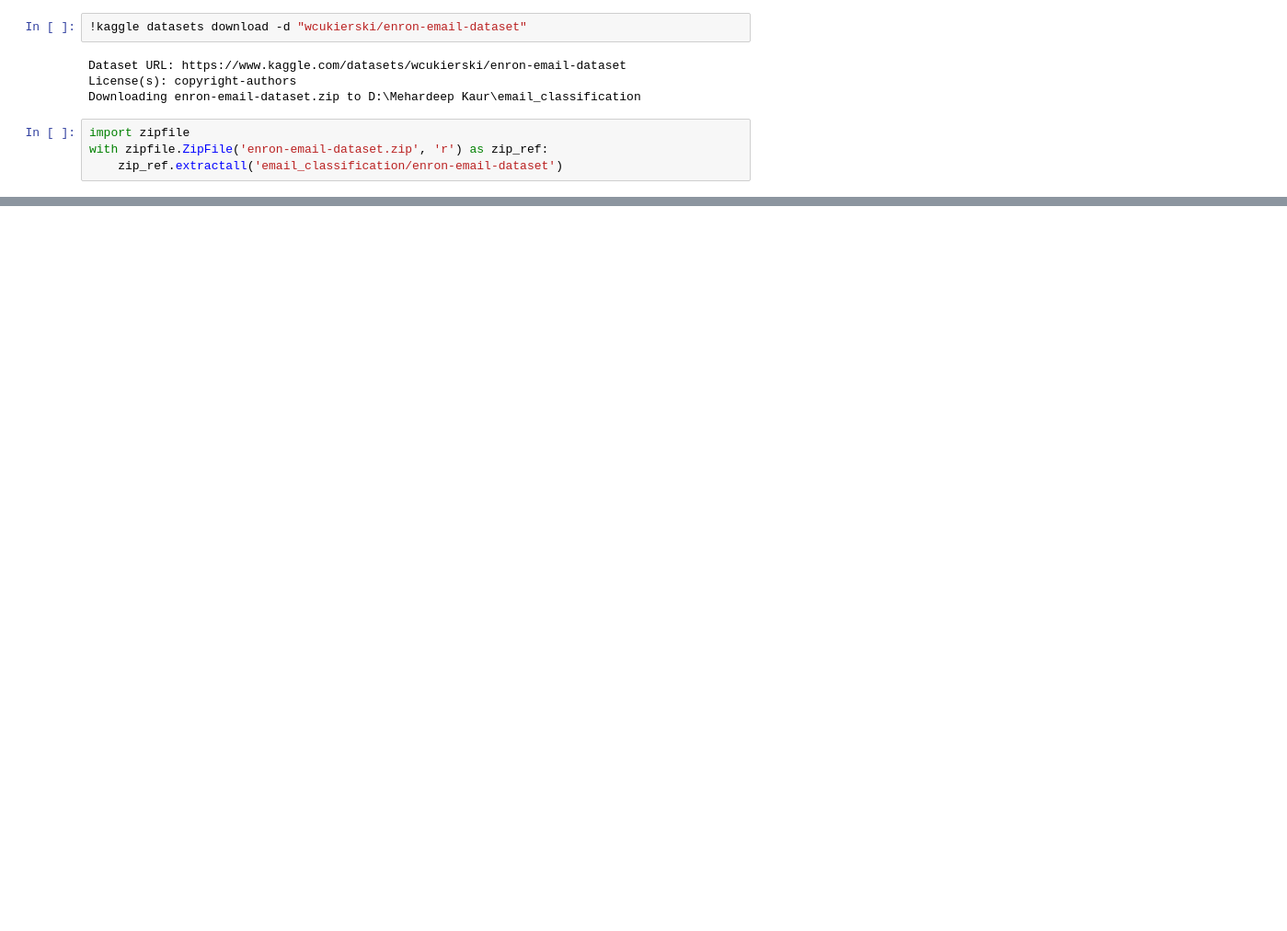
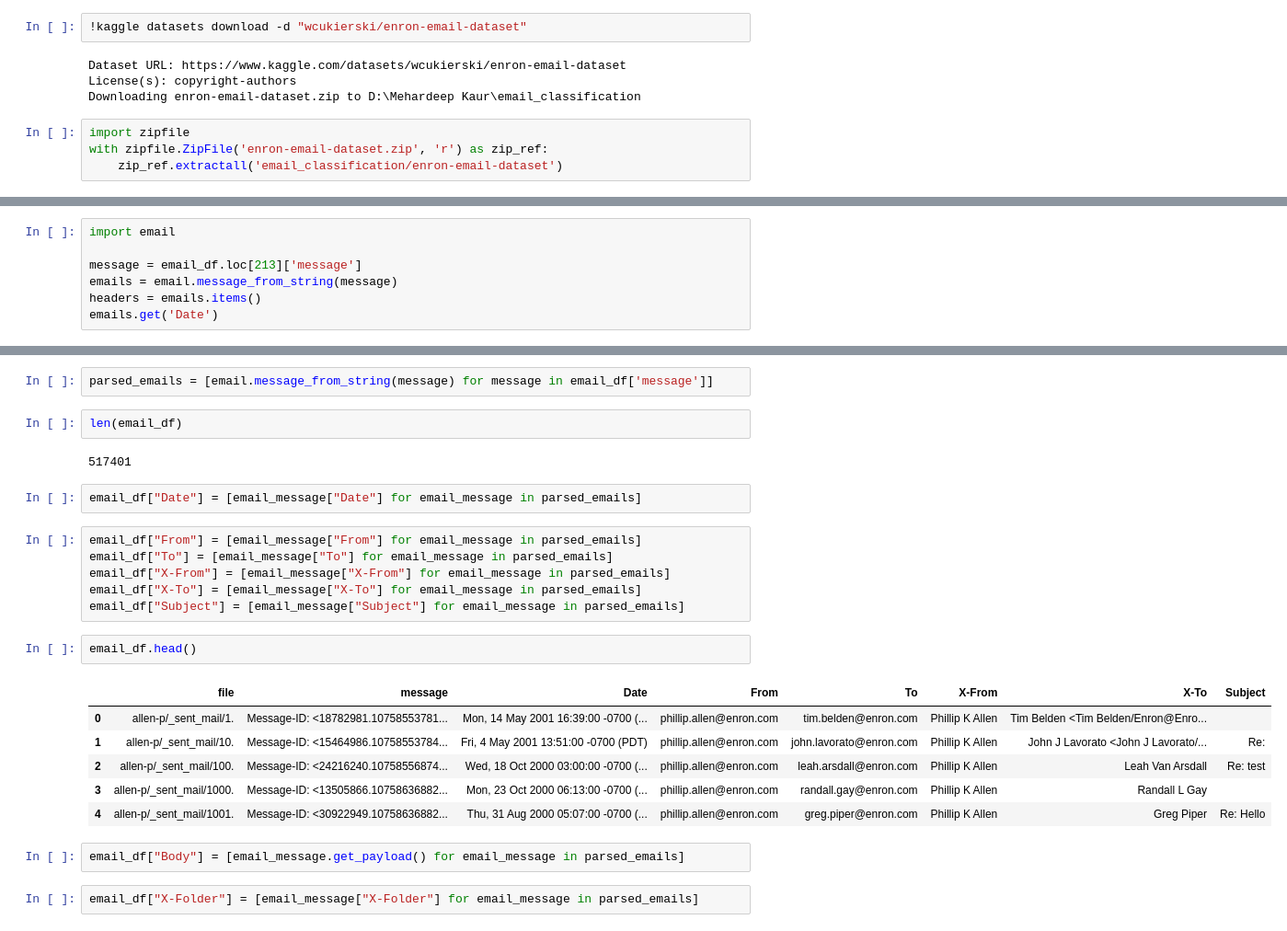
Before and after one commit to mehardeep88/Email_Classification_System, a Jupyter notebook: email_classfication.ipynb, the cells around one changed output, grey strips where cells are left out. Shown: that part at 92% size. Drawn from its saved outputs; the diff is of its cells as text; blank space fills up the shorter version.

```diff
--- a/email_classfication.ipynb
+++ b/email_classfication.ipynb
@@ -113,0 +146,7 @@ email_df.message.nunique()
+# %%
+import email
+
+message = email_df.loc[213]['message']
+emails = email.message_from_string(message)
+headers = emails.items()
+emails.get('Date')
@@ -113,0 +155,27 @@ email_df.message.nunique()
+# %%
+parsed_emails = [email.message_from_string(message) for message in email_df['message']]
+# %%
+len(email_df)
+# %% [output]
+517401
+# %%
+email_df["Date"] = [email_message["Date"] for email_message in parsed_emails]
+# %%
+email_df["From"] = [email_message["From"] for email_message in parsed_emails]
+email_df["To"] = [email_message["To"] for email_message in parsed_emails]
+email_df["X-From"] = [email_message["X-From"] for email_message in parsed_emails]
+email_df["X-To"] = [email_message["X-To"] for email_message in parsed_emails]
+email_df["Subject"] = [email_message["Subject"] for email_message in parsed_emails]
+# %%
+email_df.head()
+# %% [output]
+|  | file | message | Date | From | To | X-From | X-To | Subject |
+| 0 | allen-p/_sent_mail/1. | Message-ID: <18782981.10758553781... | Mon, 14 May 2001 16:39:00 -0700 (... | phillip.allen@enron.com | tim.belden@enron.com | Phillip K Allen | Tim Belden <Tim Belden/Enron@Enro... |  |
+| 1 | allen-p/_sent_mail/10. | Message-ID: <15464986.10758553784... | Fri, 4 May 2001 13:51:00 -0700 (PDT) | phillip.allen@enron.com | john.lavorato@enron.com | Phillip K Allen | John J Lavorato <John J Lavorato/... | Re: |
+| 2 | allen-p/_sent_mail/100. | Message-ID: <24216240.10758556874... | Wed, 18 Oct 2000 03:00:00 -0700 (... | phillip.allen@enron.com | leah.arsdall@enron.com | Phillip K Allen | Leah Van Arsdall | Re: test |
+| 3 | allen-p/_sent_mail/1000. | Message-ID: <13505866.10758636882... | Mon, 23 Oct 2000 06:13:00 -0700 (... | phillip.allen@enron.com | randall.gay@enron.com | Phillip K Allen | Randall L Gay |  |
+| 4 | allen-p/_sent_mail/1001. | Message-ID: <30922949.10758636882... | Thu, 31 Aug 2000 05:07:00 -0700 (... | phillip.allen@enron.com | greg.piper@enron.com | Phillip K Allen | Greg Piper | Re: Hello |
+# %%
+email_df["Body"] = [email_message.get_payload() for email_message in parsed_emails]
+# %%
+email_df["X-Folder"] = [email_message["X-Folder"] for email_message in parsed_emails]
```
Also changed, not shown: parts of 27 cells of this notebook.
